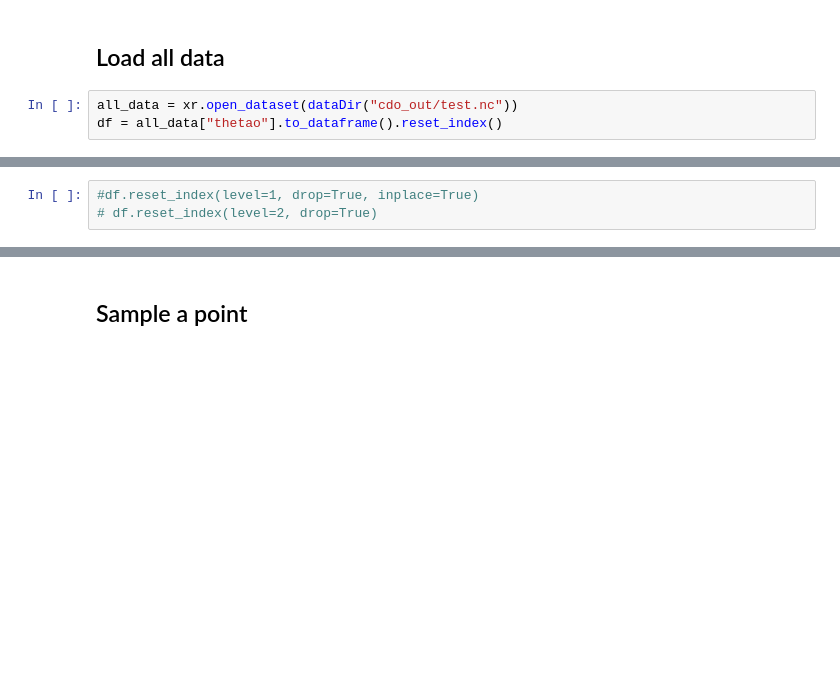
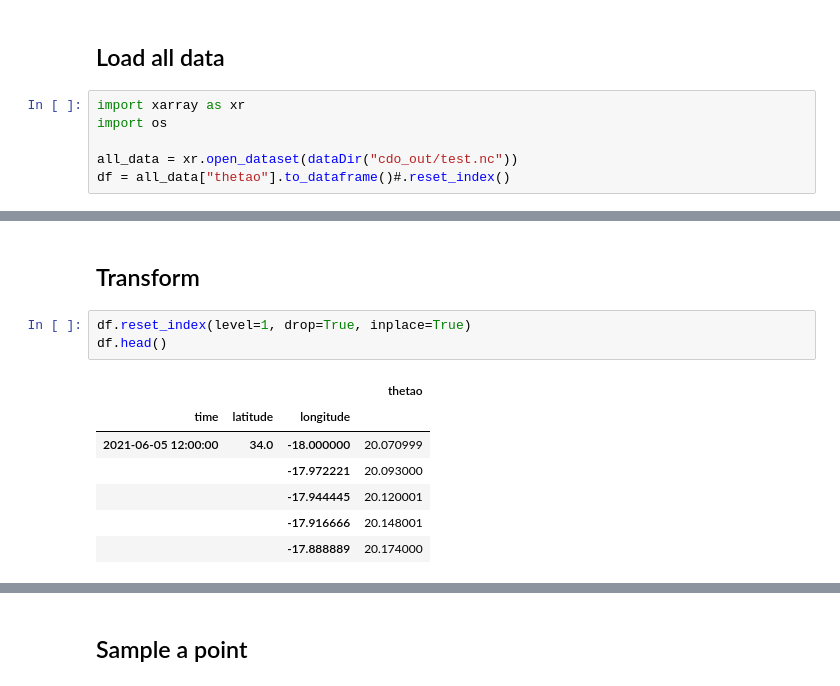
Before and after one commit to ghostpress/rainfall-pde-ml, a Jupyter notebook: DataProcessingCode.ipynb, the cells around one changed output, grey strips where cells are left out. Cells and saved outputs as stored; diff of their text form; blank space fills up the shorter version.

Commit message:
Created time series data frame, saved to csv file

```diff
--- a/DataProcessingCode.ipynb
+++ b/DataProcessingCode.ipynb
@@ -183,5 +179,8 @@ def slice_img(img, end_shape):
 # %% [markdown]
 ## Load all data
 # %%
+import xarray as xr
+import os
+
 all_data = xr.open_dataset(dataDir("cdo_out/test.nc"))
-df = all_data["thetao"].to_dataframe().reset_index()
+df = all_data["thetao"].to_dataframe()#.reset_index()
@@ -198,6 +217,16 @@ df = all_data["thetao"].to_dataframe().reset_index()
+# %% [markdown]
+## Transform
 # %%
-#df.reset_index(level=1, drop=True, inplace=True)
-# df.reset_index(level=2, drop=True)
+df.reset_index(level=1, drop=True, inplace=True)
+df.head()
+# %% [output]
+|  |  |  | thetao |
+| time | latitude | longitude |  |
+| 2021-06-05 12:00:00 | 34.0 | -18.000000 | 20.070999 |
+|  |  | -17.972221 | 20.093000 |
+|  |  | -17.944445 | 20.120001 |
+|  |  | -17.916666 | 20.148001 |
+|  |  | -17.888889 | 20.174000 |
 # %%
 df = df.reset_index(drop=False)
 df.head()
```
Also changed, not shown: parts of 28 cells of this notebook.
